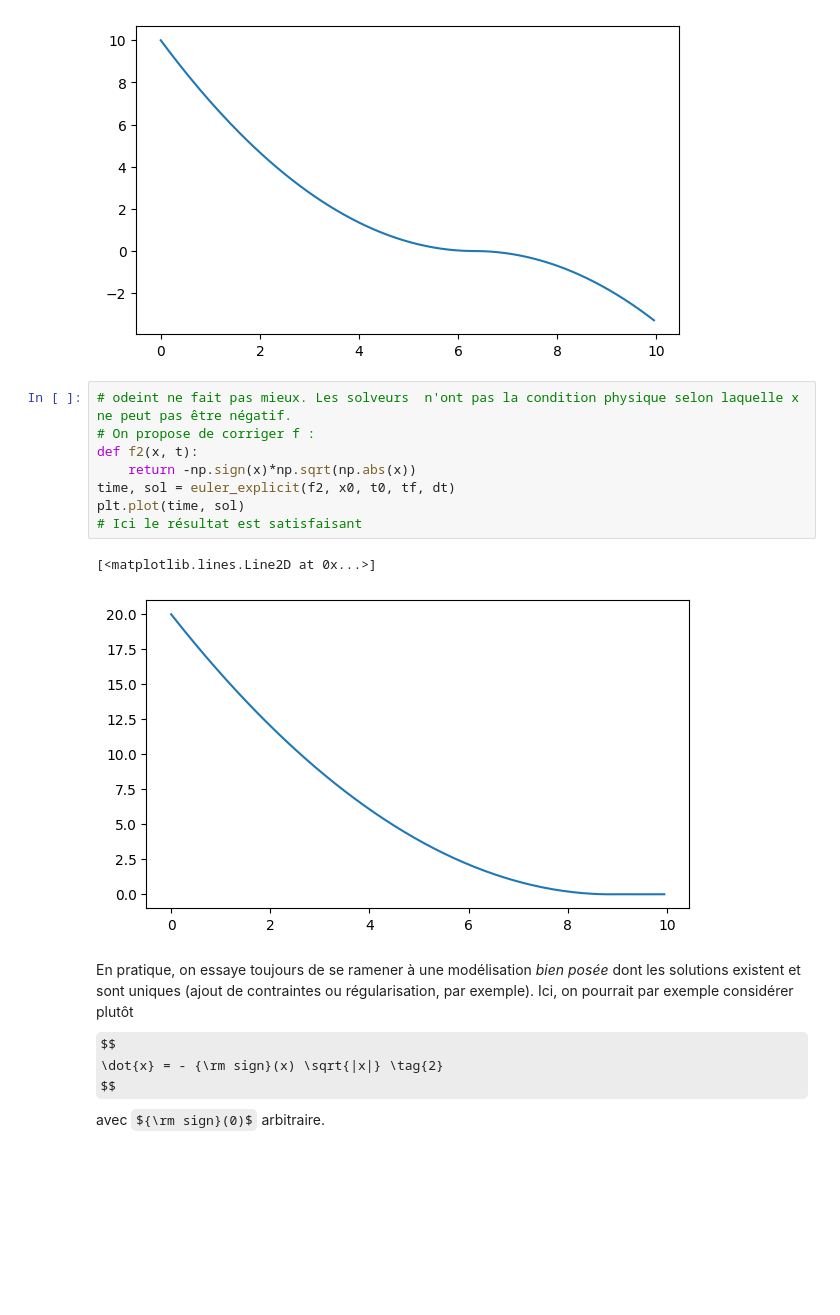
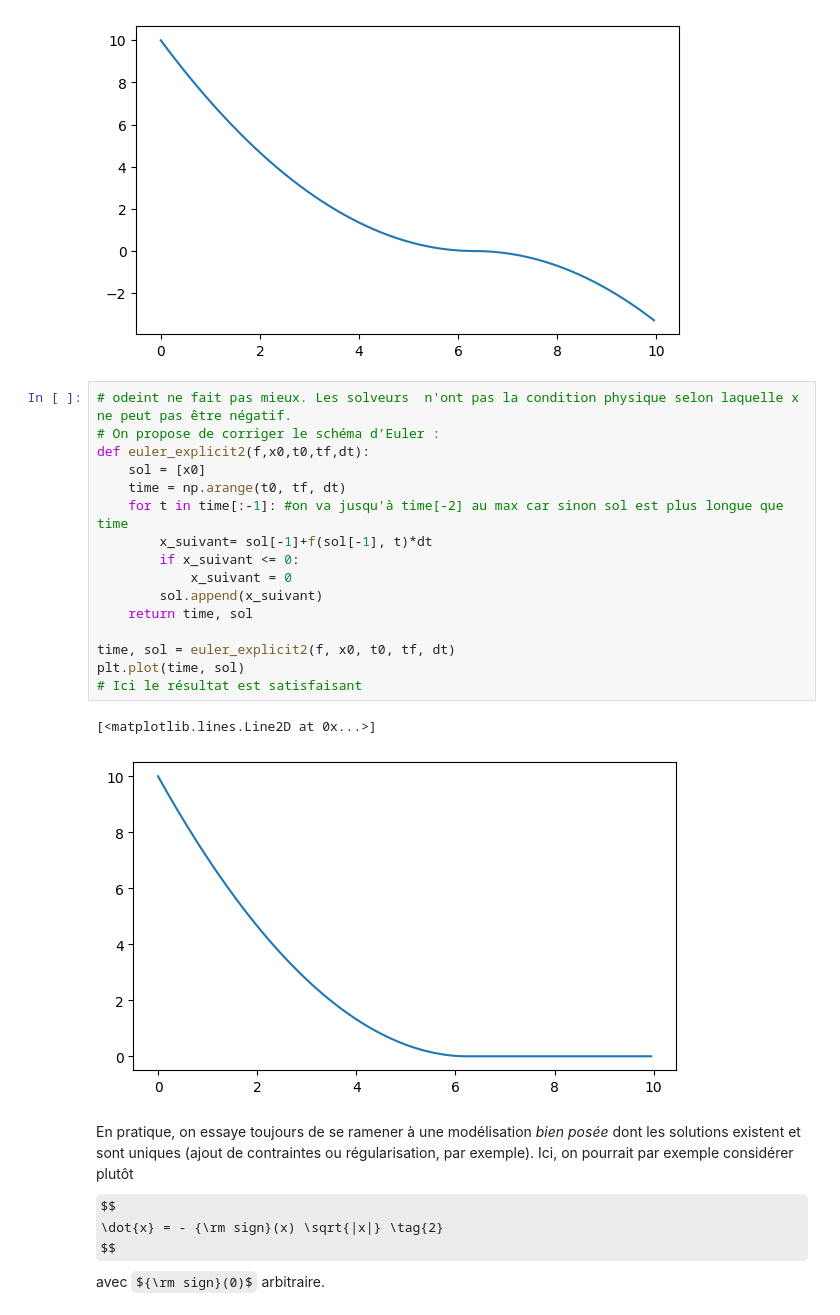
Before and after one commit to Zahrrock/Projet-Equa-diff-Esther-Yohann, a Jupyter notebook: Projet - Equations Différentielles - 2025.ipynb, the cells around one changed output. Drawn from its saved outputs; the diff is of its cells as text; some formulas as TeX source; blank space fills up the shorter version.

```diff
--- a/Projet - Equations Différentielles - 2025.ipynb
+++ b/Projet - Equations Différentielles - 2025.ipynb
@@ -73,15 +73,23 @@ plt.plot(time, sol2)
 [figure]
 # %%
 # odeint ne fait pas mieux. Les solveurs  n'ont pas la condition physique selon laquelle x ne peut pas être négatif.
-# On propose de corriger f :
-def f2(x, t):
-    return -np.sign(x)*np.sqrt(np.abs(x))
-time, sol = euler_explicit(f2, x0, t0, tf, dt)
+# On propose de corriger le schéma d'Euler :
+def euler_explicit2(f,x0,t0,tf,dt):
+    sol = [x0]
+    time = np.arange(t0, tf, dt)
+    for t in time[:-1]: #on va jusqu'à time[-2] au max car sinon sol est plus longue que time
+        x_suivant= sol[-1]+f(sol[-1], t)*dt
+        if x_suivant <= 0:
+            x_suivant = 0
+        sol.append(x_suivant)
+    return time, sol
+
+time, sol = euler_explicit2(f, x0, t0, tf, dt)
 plt.plot(time, sol)
 # Ici le résultat est satisfaisant
 # %% [output]
 [<matplotlib.lines.Line2D at 0x...>]
-[figure, old version]
+[figure, new version]
 # %% [markdown]
 En pratique, on essaye toujours de se ramener à une modélisation *bien posée* dont les solutions existent et sont uniques (ajout de contraintes ou régularisation, par exemple). Ici, on pourrait par exemple considérer plutôt
 $$
```
Also changed, not shown: parts of 4 cells of this notebook.
